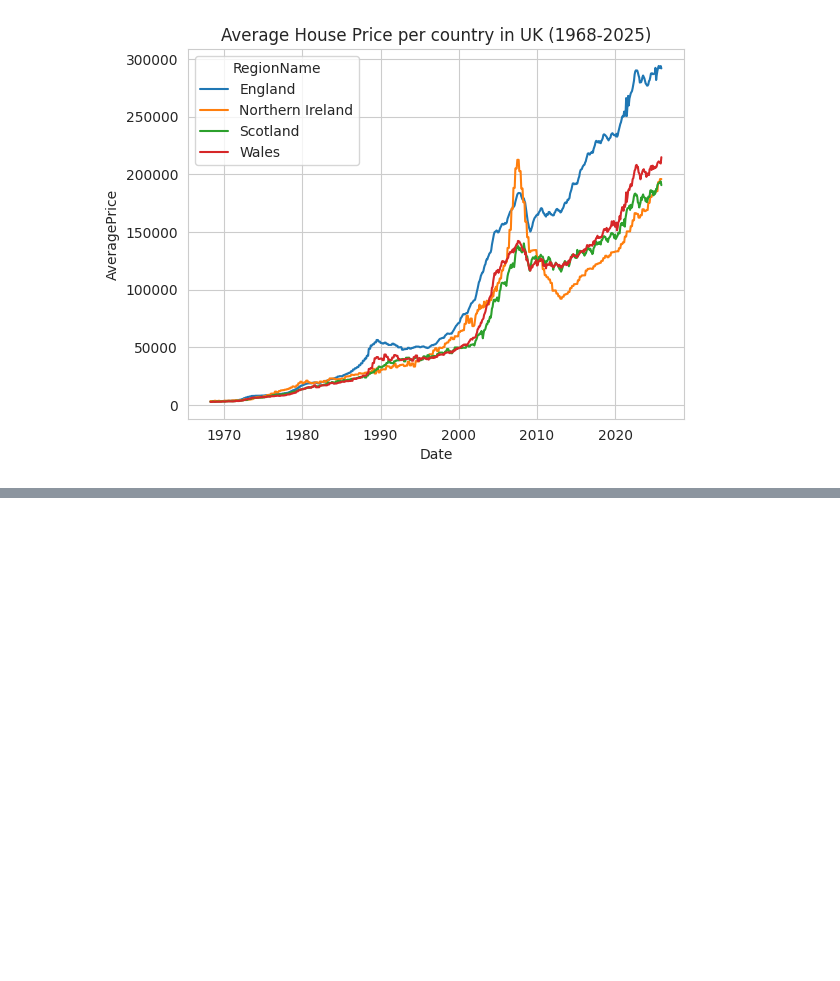
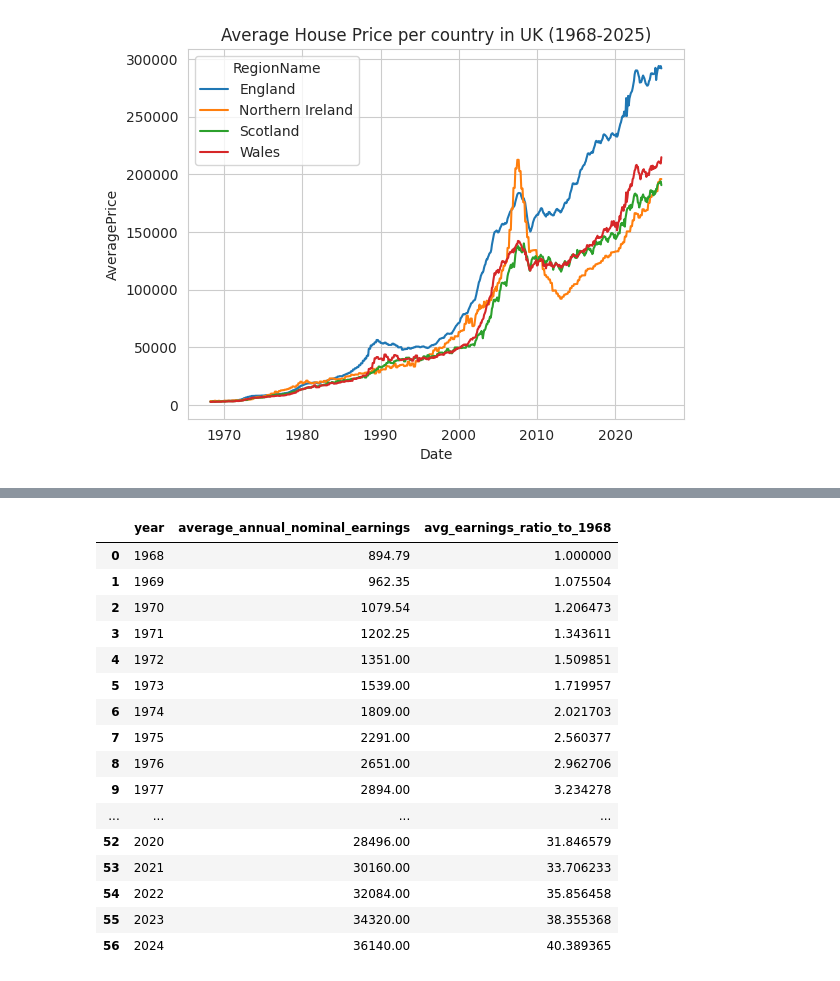
Before and after one commit to tngaspar/uk-housing-affordability, a Jupyter notebook: notebooks/hpi-data-exploration.ipynb, the cells around one changed output, grey strips where cells are left out. Saved outputs shown, nothing was run; the diff lists cells and outputs as text; code cells hidden in the pictures; blank space fills up the shorter version.

Commit message:
add average earnigns data to data-exploration

```diff
--- a/notebooks/hpi-data-exploration.ipynb
+++ b/notebooks/hpi-data-exploration.ipynb
@@ -188,0 +247,30 @@ Text(0.5, 1.0, 'Average House Price per country in UK (1968-2025)')
+# %%
+average_earnings = conn.sql("""
+        SELECT
+                year,
+                average_annual_nominal_earnings,
+                average_annual_nominal_earnings / FIRST_VALUE(average_annual_nominal_earnings)
+                        OVER(ORDER BY year) avg_earnings_ratio_to_1968
+        FROM average_earnings
+        WHERE year >= 1968
+        """).to_df()
+
+average_earnings
+# %% [output]
+|  | year | average_annual_nominal_earnings | avg_earnings_ratio_to_1968 |
+| 0 | 1968 | 894.79 | 1.000000 |
+| 1 | 1969 | 962.35 | 1.075504 |
+| 2 | 1970 | 1079.54 | 1.206473 |
+| 3 | 1971 | 1202.25 | 1.343611 |
+| 4 | 1972 | 1351.00 | 1.509851 |
+| 5 | 1973 | 1539.00 | 1.719957 |
+| 6 | 1974 | 1809.00 | 2.021703 |
+| 7 | 1975 | 2291.00 | 2.560377 |
+| 8 | 1976 | 2651.00 | 2.962706 |
+| 9 | 1977 | 2894.00 | 3.234278 |
+| ... | ... | ... | ... |
+| 52 | 2020 | 28496.00 | 31.846579 |
+| 53 | 2021 | 30160.00 | 33.706233 |
+| 54 | 2022 | 32084.00 | 35.856458 |
+| 55 | 2023 | 34320.00 | 38.355368 |
+| 56 | 2024 | 36140.00 | 40.389365 |
```
Also changed, not shown: parts of 5 cells of this notebook, 1 other file.
